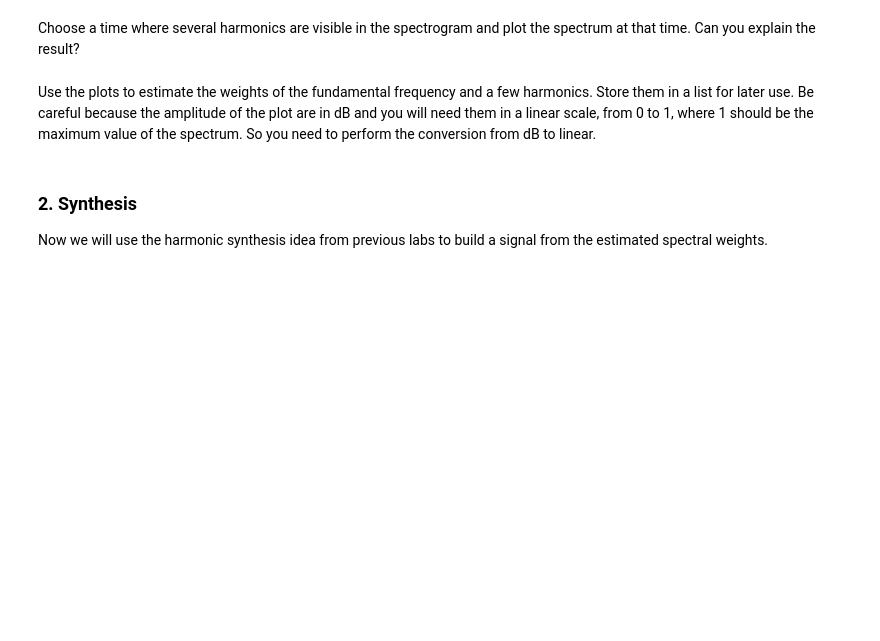
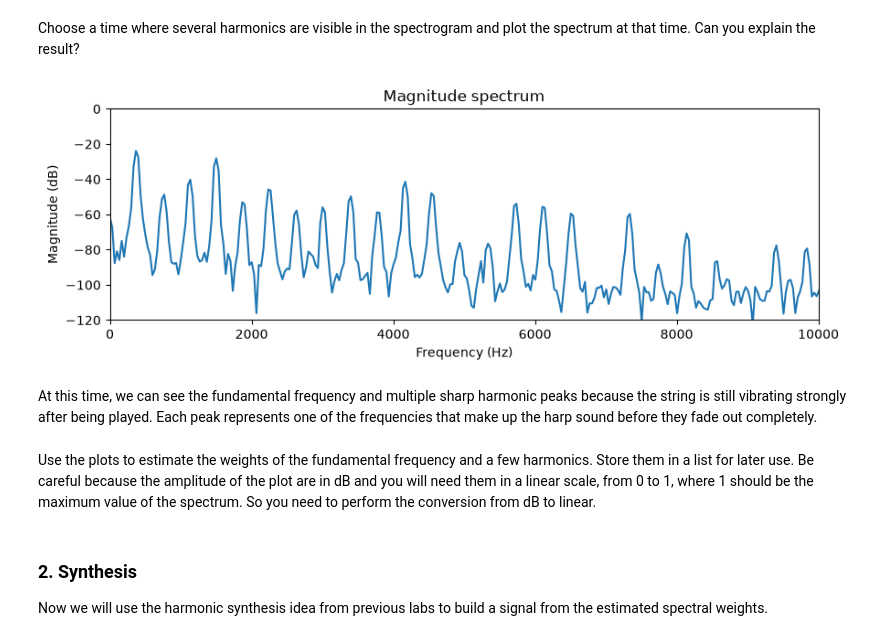
Before and after one commit to claudiapoch01/sis1_claudiapoch, a Jupyter notebook: labs/Lab3.ipynb, the cells around one changed output. Saved outputs shown, nothing was run; the diff lists cells and outputs as text; code cells hidden in the pictures; blank space fills up the shorter version.

```diff
--- a/labs/Lab3.ipynb
+++ b/labs/Lab3.ipynb
@@ -99,7 +109,20 @@ Repeat the spectral analysis for a different fragment of the signal and compare
 # %% [markdown]
 Choose a time where several harmonics are visible in the spectrogram and plot the spectrum at that time. Can you explain the result?
 # %%
-# Write the code here
+t_selected = 0.3 # I choose 0.3 seconds, so its a time early.
+start3 = int(t_selected * fs)
+end3 = int((t_selected + 0.03) * fs)
+fragment3 = reference_audio[start3:end3]
+
+ax = plot_spectrum(fragment3, sr=fs)
+ax.set_ylim([-120, 0])
+ax.set_xlim([0, 10000])
+
+plt.show()
+# %% [output]
+[figure, added]
+# %% [markdown]
+At this time, we can see the fundamental frequency and multiple sharp harmonic peaks because the string is still vibrating strongly after being played. Each peak represents one of the frequencies that make up the harp sound before they fade out completely.
 # %% [markdown]
 Use the plots to estimate the weights of the fundamental frequency and a few harmonics. Store them in a list for later use. Be careful because the amplitude of the plot are in dB and you will need them in a linear scale, from 0 to 1, where 1 should be the maximum value of the spectrum. So you need to perform the conversion from dB to linear.
 # %%
```
Also changed, not shown: parts of 6 cells of this notebook.
